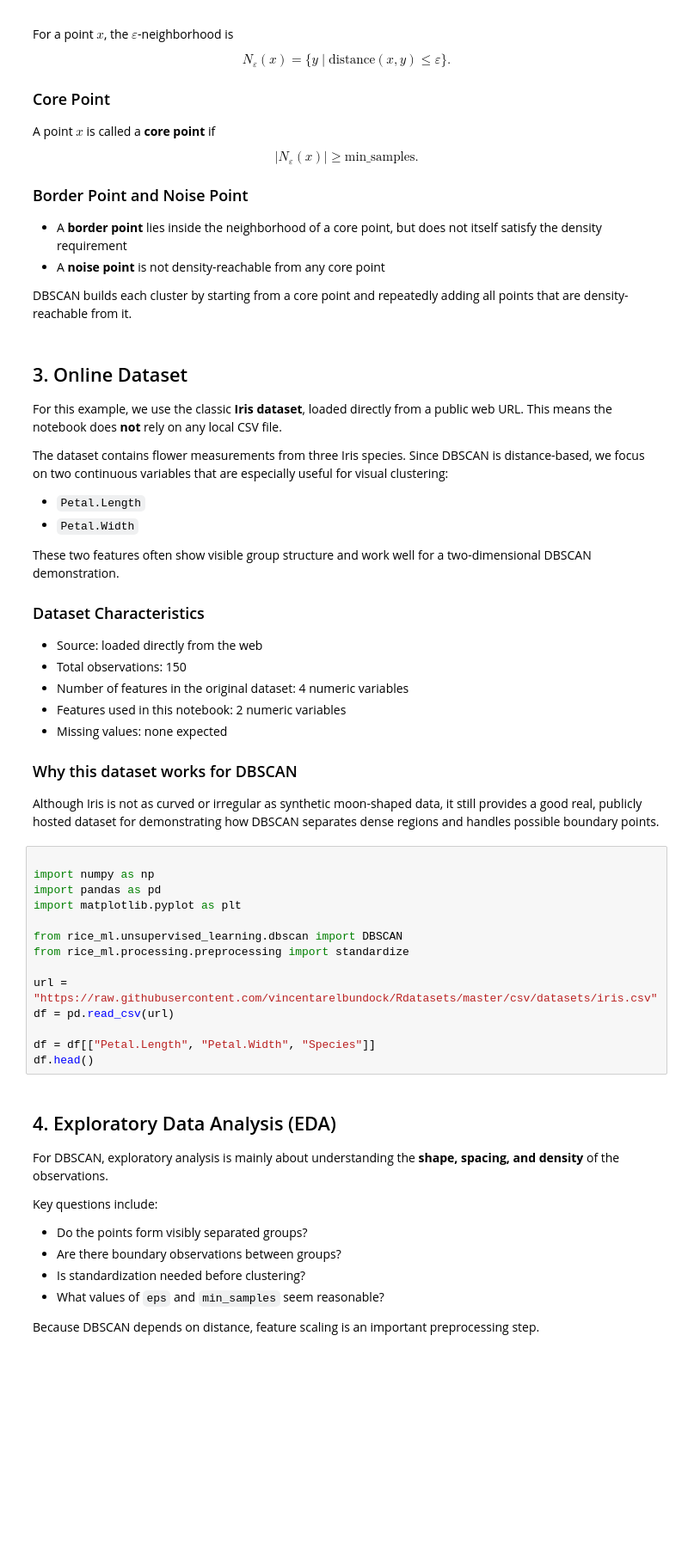
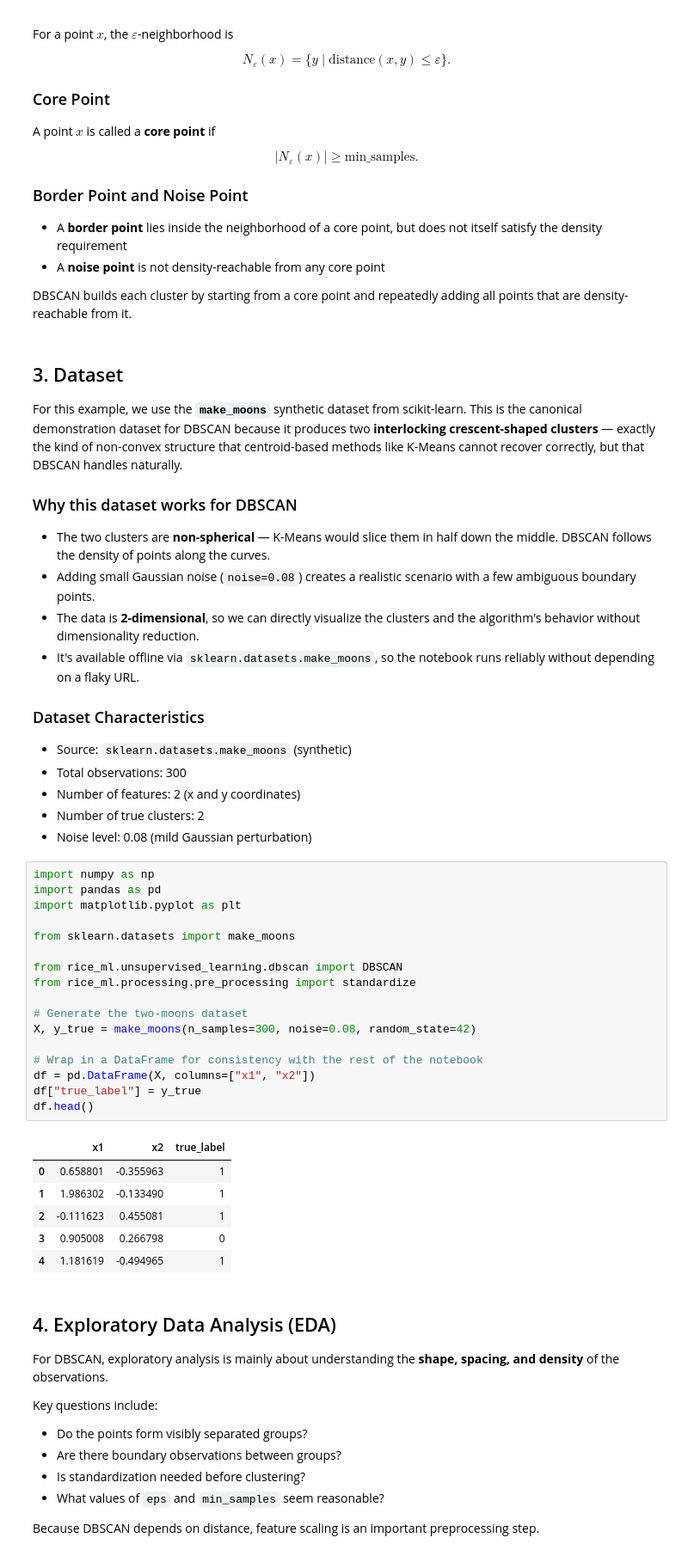
Before and after one commit to tduong26/INDE577-Spring-2026, a Jupyter notebook: examples/unsupervised_learning/DBScan/dbscan_example.ipynb, the cells around one changed output. Shown at 86% size. Drawn from its saved outputs; the diff is of its cells as text; blank space fills up the shorter version.

```diff
--- a/examples/unsupervised_learning/DBScan/dbscan_example.ipynb
+++ b/examples/unsupervised_learning/DBScan/dbscan_example.ipynb
@@ -54,48 +54,59 @@ DBSCAN builds each cluster by starting from a core point and repeatedly adding
 all points that are density-reachable from it.
 # %% [markdown]
 
-## 3. Online Dataset
+## 3. Dataset
 
-For this example, we use the classic **Iris dataset**, loaded directly from a
-public web URL. This means the notebook does **not** rely on any local CSV file.
+For this example, we use the **`make_moons`** synthetic dataset from
+scikit-learn. This is the canonical demonstration dataset for DBSCAN
+because it produces two **interlocking crescent-shaped clusters** —
+exactly the kind of non-convex structure that centroid-based methods
+like K-Means cannot recover correctly, but that DBSCAN handles
+naturally.
 
-The dataset contains flower measurements from three Iris species. Since DBSCAN
-is distance-based, we focus on two continuous variables that are especially
-useful for visual clustering:
+### Why this dataset works for DBSCAN
 
-- `Petal.Length`
-- `Petal.Width`
-
-These two features often show visible group structure and work well for a
-two-dimensional DBSCAN demonstration.
+- The two clusters are **non-spherical** — K-Means would slice them
+  in half down the middle. DBSCAN follows the density of points along
+  the curves.
+- Adding small Gaussian noise (`noise=0.08`) creates a realistic
+  scenario with a few ambiguous boundary points.
+- The data is **2-dimensional**, so we can directly visualize the
+  clusters and the algorithm's behavior without dimensionality
+  reduction.
+- It's available offline via `sklearn.datasets.make_moons`, so the
+  notebook runs reliably without depending on a flaky URL.
 
 ### Dataset Characteristics
 
-- Source: loaded directly from the web
-- Total observations: 150
-- Number of features in the original dataset: 4 numeric variables
-- Features used in this notebook: 2 numeric variables
-- Missing values: none expected
-
-### Why this dataset works for DBSCAN
-
-Although Iris is not as curved or irregular as synthetic moon-shaped data, it
-still provides a good real, publicly hosted dataset for demonstrating how
-DBSCAN separates dense regions and handles possible boundary points.
+- Source: `sklearn.datasets.make_moons` (synthetic)
+- Total observations: 300
+- Number of features: 2 (x and y coordinates)
+- Number of true clusters: 2
+- Noise level: 0.08 (mild Gaussian perturbation)
 # %%
-
 import numpy as np
 import pandas as pd
 import matplotlib.pyplot as plt
 
+from sklearn.datasets import make_moons
+
 from rice_ml.unsupervised_learning.dbscan import DBSCAN
-from rice_ml.processing.preprocessing import standardize
+from rice_ml.processing.pre_processing import standardize
 
-url = "https://raw.githubusercontent.com/vincentarelbundock/Rdatasets/master/csv/datasets/iris.csv"
-df = pd.read_csv(url)
+# Generate the two-moons dataset
+X, y_true = make_moons(n_samples=300, noise=0.08, random_state=42)
 
-df = df[["Petal.Length", "Petal.Width", "Species"]]
+# Wrap in a DataFrame for consistency with the rest of the notebook
+df = pd.DataFrame(X, columns=["x1", "x2"])
+df["true_label"] = y_true
 df.head()
+# %% [output]
+|  | x1 | x2 | true_label |
+| 0 | 0.658801 | -0.355963 | 1 |
+| 1 | 1.986302 | -0.133490 | 1 |
+| 2 | -0.111623 | 0.455081 | 1 |
+| 3 | 0.905008 | 0.266798 | 0 |
+| 4 | 1.181619 | -0.494965 | 1 |
 # %% [markdown]
 
 ## 4. Exploratory Data Analysis (EDA)
```
Also changed, not shown: parts of 9 cells of this notebook, 1 other file.
